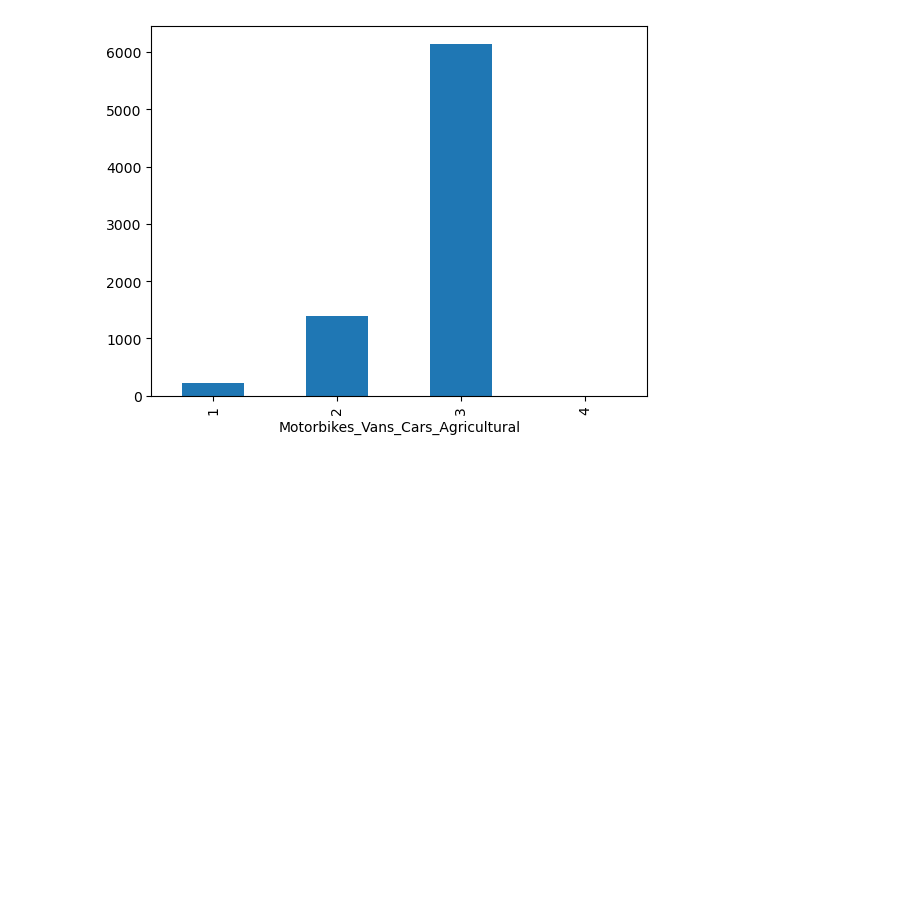
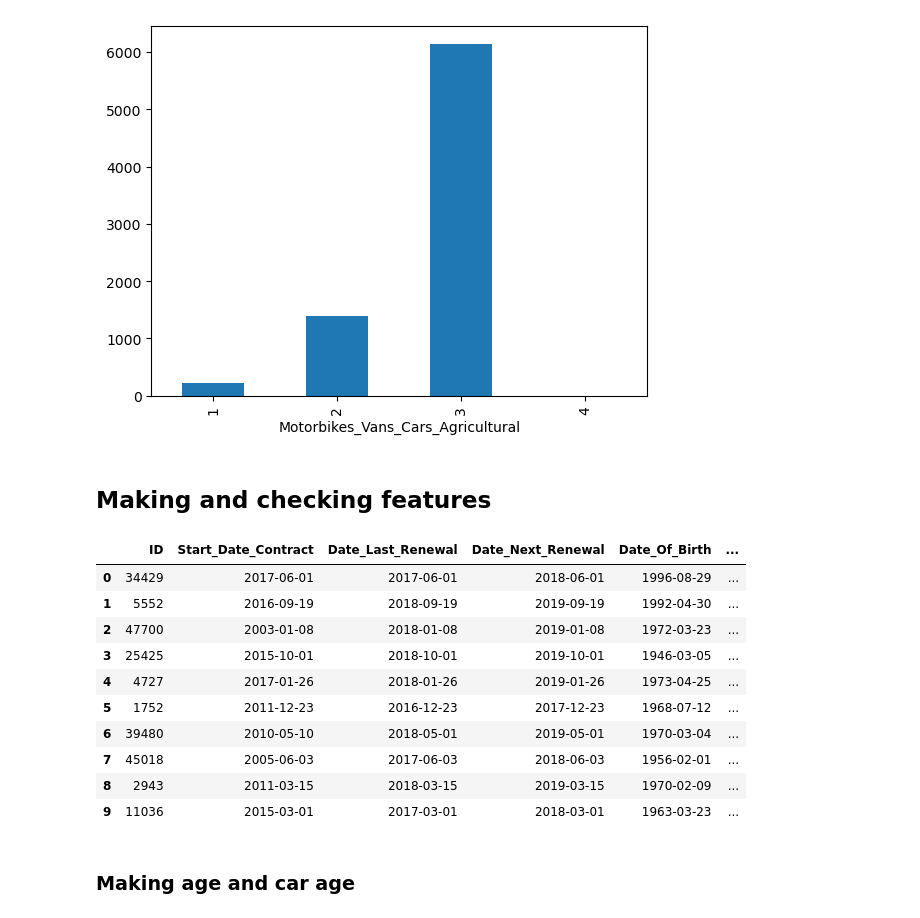
Before and after one commit to vivan-doshi/Insurance_claims, a Jupyter notebook: 02_Exploration_notebook/exploring.ipynb, the cells around one changed output. Drawn from its saved outputs; the diff is of its cells as text; code cells hidden in the pictures; blank space fills up the shorter version.

```diff
--- a/Exploration_notebook/exploring.ipynb
+++ b/02_Exploration_notebook/exploring.ipynb
@@ -457,3 +461,21 @@ Car_Metrics.groupby(
 # %% [output]
 <Axes: xlabel='Motorbikes_Vans_Cars_Agricultural'>
 [figure]
+# %% [markdown]
+## Making and checking features
+# %%
+insurance_data.head(10)
+# %% [output]
+|  | ID | Start_Date_Contract | Date_Last_Renewal | Date_Next_Renewal | Date_Of_Birth | ... |
+| 0 | 34429 | 2017-06-01 | 2017-06-01 | 2018-06-01 | 1996-08-29 | ... |
+| 1 | 5552 | 2016-09-19 | 2018-09-19 | 2019-09-19 | 1992-04-30 | ... |
+| 2 | 47700 | 2003-01-08 | 2018-01-08 | 2019-01-08 | 1972-03-23 | ... |
+| 3 | 25425 | 2015-10-01 | 2018-10-01 | 2019-10-01 | 1946-03-05 | ... |
+| 4 | 4727 | 2017-01-26 | 2018-01-26 | 2019-01-26 | 1973-04-25 | ... |
+| 5 | 1752 | 2011-12-23 | 2016-12-23 | 2017-12-23 | 1968-07-12 | ... |
+| 6 | 39480 | 2010-05-10 | 2018-05-01 | 2019-05-01 | 1970-03-04 | ... |
+| 7 | 45018 | 2005-06-03 | 2017-06-03 | 2018-06-03 | 1956-02-01 | ... |
+| 8 | 2943 | 2011-03-15 | 2018-03-15 | 2019-03-15 | 1970-02-09 | ... |
+| 9 | 11036 | 2015-03-01 | 2017-03-01 | 2018-03-01 | 1963-03-23 | ... |
+# %% [markdown]
+### Making age and car age
```
Also changed, not shown: parts of 9 cells of this notebook, 3 other files.
